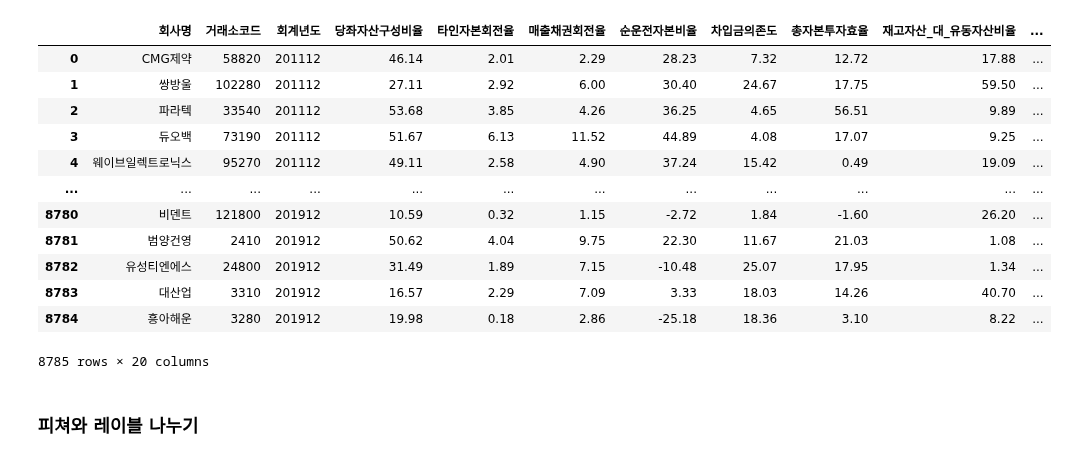
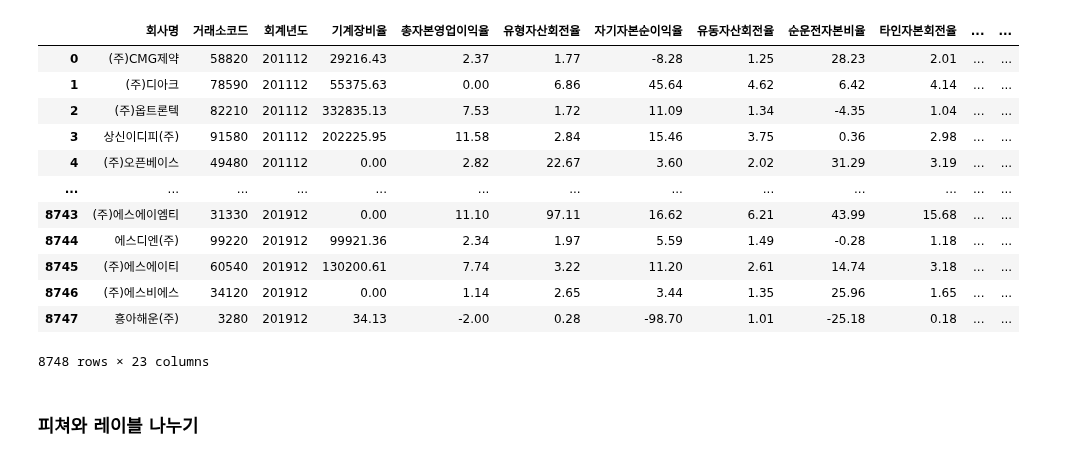
Before and after one commit to Penta-Audit-Technology/jh, a Jupyter notebook: main/모델링.ipynb, the cells around one changed output. Saved outputs shown, nothing was run; the diff lists cells and outputs as text; code cells hidden in the pictures.

```diff
--- a/main/모델링.ipynb
+++ b/main/모델링.ipynb
@@ -1,36 +1,42 @@
 # %%
 import pandas as pd
 import numpy as np
 import matplotlib.pyplot as plt
 import time
 import warnings
 warnings.filterwarnings('ignore')
 
-df = pd.read_csv('./레이블합친최종본v2.csv',encoding='cp949')
-df = df[['회사명','거래소코드','회계년도','당좌자산구성비율','타인자본회전율','매출채권회전율','순운전자본비율','차입금의존도','총자본투자효율',
-         '재고자산_대_유동자산비율','총자본영업이익율','자기자본순이익율','CASH_FLOW_대_매출액비율','매출원가감소율여부','배당금감소율여부',
-         '변화율여부','직원감소율여부','자본증가율여부','투자활동감소율여부','회생기업2']]
-df['회계년도'] = pd.to_datetime(df['회계년도'], format='20%d-%m').dt.strftime('20%d%m')
-df['거래소코드'] = df['거래소코드'].astype(str).str.zfill(6)
+df = pd.read_csv('./수명주기붙힌거공백제거v3.csv',encoding='cp949')
+# df = df[['회사명','거래소코드','회계년도','당좌자산구성비율','타인자본회전율','매출채권회전율','순운전자본비율','차입금의존도','총자본투자효율',
+#          '재고자산_대_유동자산비율','총자본영업이익율','자기자본순이익율','CASH_FLOW_대_매출액비율','매출원가감소율여부','배당금감소율여부',
+#          '변화율여부','직원감소율여부','자본증가율여부','투자활동감소율여부','회생기업1']]
+df = df[['회사명','거래소코드','회계년도','기계장비율', '총자본영업이익율', '유형자산회전율', '자기자본순이익율', '유동자산회전율',
+         '순운전자본비율','타인자본회전율','재고자산_대_유동자산비율','당좌자산구성비율','유동자산증가율',
+         '매출채권회전율','유동비율',
+        '매출원가감소율여부','배당금감소율여부','변화율여부','직원감소율여부','자본증가율여부','투자활동감소율여부',
+        '기업수명주기','회생기업2']]
+# df['회계년도'] = pd.to_datetime(df['회계년도'], format='%d-%b').dt.strftime('20%d%m')
+# df['거래소코드'] = df['거래소코드'].astype(str).str.zfill(6)
+df['회생기업2'] = df['회생기업2'].fillna(0)
 df['거래소코드'] = df['거래소코드'].astype(int)
 df = df.sort_values(by='회계년도')
 df = df.reset_index(drop=True)
 df['회계년도'] = df['회계년도'].astype(int)
 df
 # %% [output]
-|  | 회사명 | 거래소코드 | 회계년도 | 당좌자산구성비율 | 타인자본회전율 | 매출채권회전율 | 순운전자본비율 | 차입금의존도 | 총자본투자효율 | 재고자산_대_유동자산비율 | ... |
-| 0 | CMG제약 | 58820 | 201112 | 46.14 | 2.01 | 2.29 | 28.23 | 7.32 | 12.72 | 17.88 | ... |
-| 1 | 쌍방울 | 102280 | 201112 | 27.11 | 2.92 | 6.00 | 30.40 | 24.67 | 17.75 | 59.50 | ... |
-| 2 | 파라텍 | 33540 | 201112 | 53.68 | 3.85 | 4.26 | 36.25 | 4.65 | 56.51 | 9.89 | ... |
-| 3 | 듀오백 | 73190 | 201112 | 51.67 | 6.13 | 11.52 | 44.89 | 4.08 | 17.07 | 9.25 | ... |
-| 4 | 웨이브일렉트로닉스 | 95270 | 201112 | 49.11 | 2.58 | 4.90 | 37.24 | 15.42 | 0.49 | 19.09 | ... |
-| ... | ... | ... | ... | ... | ... | ... | ... | ... | ... | ... | ... |
-| 8780 | 비덴트 | 121800 | 201912 | 10.59 | 0.32 | 1.15 | -2.72 | 1.84 | -1.60 | 26.20 | ... |
-| 8781 | 범양건영 | 2410 | 201912 | 50.62 | 4.04 | 9.75 | 22.30 | 11.67 | 21.03 | 1.08 | ... |
-| 8782 | 유성티엔에스 | 24800 | 201912 | 31.49 | 1.89 | 7.15 | -10.48 | 25.07 | 17.95 | 1.34 | ... |
-| 8783 | 대산업 | 3310 | 201912 | 16.57 | 2.29 | 7.09 | 3.33 | 18.03 | 14.26 | 40.70 | ... |
-| 8784 | 흥아해운 | 3280 | 201912 | 19.98 | 0.18 | 2.86 | -25.18 | 18.36 | 3.10 | 8.22 | ... |
+|  | 회사명 | 거래소코드 | 회계년도 | 기계장비율 | 총자본영업이익율 | 유형자산회전율 | 자기자본순이익율 | 유동자산회전율 | 순운전자본비율 | 타인자본회전율 | ... | ... |
+| 0 | (주)CMG제약 | 58820 | 201112 | 29216.43 | 2.37 | 1.77 | -8.28 | 1.25 | 28.23 | 2.01 | ... | ... |
+| 1 | (주)디아크 | 78590 | 201112 | 55375.63 | 0.00 | 6.86 | 45.64 | 4.62 | 6.42 | 4.14 | ... | ... |
+| 2 | (주)옵트론텍 | 82210 | 201112 | 332835.13 | 7.53 | 1.72 | 11.09 | 1.34 | -4.35 | 1.04 | ... | ... |
+| 3 | 상신이디피(주) | 91580 | 201112 | 202225.95 | 11.58 | 2.84 | 15.46 | 3.75 | 0.36 | 2.98 | ... | ... |
+| 4 | (주)오픈베이스 | 49480 | 201112 | 0.00 | 2.82 | 22.67 | 3.60 | 2.02 | 31.29 | 3.19 | ... | ... |
+| ... | ... | ... | ... | ... | ... | ... | ... | ... | ... | ... | ... | ... |
+| 8743 | (주)에스에이엠티 | 31330 | 201912 | 0.00 | 11.10 | 97.11 | 16.62 | 6.21 | 43.99 | 15.68 | ... | ... |
+| 8744 | 에스디엔(주) | 99220 | 201912 | 99921.36 | 2.34 | 1.97 | 5.59 | 1.49 | -0.28 | 1.18 | ... | ... |
+| 8745 | (주)에스에이티 | 60540 | 201912 | 130200.61 | 7.74 | 3.22 | 11.20 | 2.61 | 14.74 | 3.18 | ... | ... |
+| 8746 | (주)에스비에스 | 34120 | 201912 | 0.00 | 1.14 | 2.65 | 3.44 | 1.35 | 25.96 | 1.65 | ... | ... |
+| 8747 | 흥아해운(주) | 3280 | 201912 | 34.13 | -2.00 | 0.28 | -98.70 | 1.01 | -25.18 | 0.18 | ... | ... |
-8785 rows × 20 columns
+8748 rows × 23 columns
 # %%
 # medi = lambda x: x.fillna(x.mean())
 # df = df.groupby('회사명').apply(medi)
```
Also changed, not shown: parts of 50 cells of this notebook, 26 other files.
